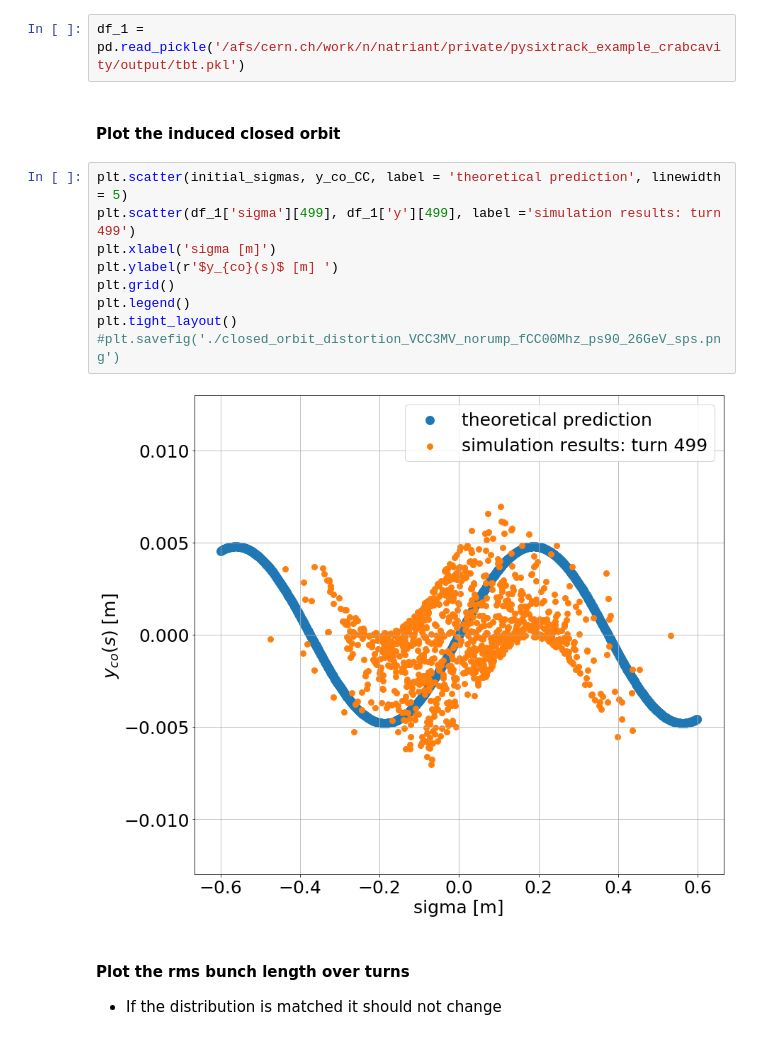
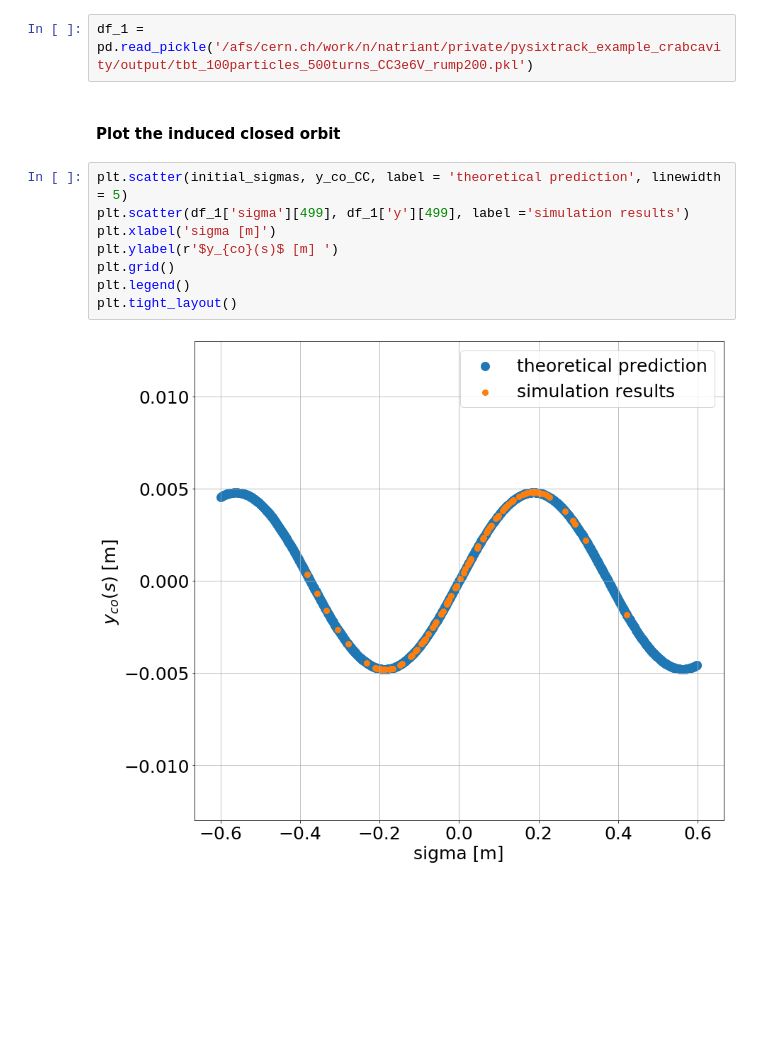
Before and after one commit to natriant/rf_multipole_sanity_checks, a Jupyter notebook: pysixtrack/rf_multipole_sanity_check_pysixtrack_001.ipynb, the cells around one changed output. Saved outputs shown, nothing was run; the diff lists cells and outputs as text; blank space fills up the shorter version.

```diff
--- a/pysixtrack/rf_multipole_sanity_check_pysixtrack_001.ipynb
+++ b/pysixtrack/rf_multipole_sanity_check_pysixtrack_001.ipynb
@@ -71,20 +71,16 @@ y_co_CC = (np.sqrt(beta_y*beta_y_CC1)) * np.array(delta_py_CC)*np.cos(2*np.pi*mu
 # %% [markdown]
 #### Load the tbt data from the simulation
 # %%
-df_1 =  pd.read_pickle('/afs/cern.ch/work/n/natriant/private/pysixtrack_example_crabcavity/output/tbt.pkl')
+df_1 =  pd.read_pickle('/afs/cern.ch/work/n/natriant/private/pysixtrack_example_crabcavity/output/tbt_100particles_500turns_CC3e6V_rump200.pkl')
 # %% [markdown]
 #### Plot the induced closed orbit
 # %%
 plt.scatter(initial_sigmas, y_co_CC, label = 'theoretical prediction', linewidth = 5)
-plt.scatter(df_1['sigma'][499], df_1['y'][499], label ='simulation results: turn 499')
+plt.scatter(df_1['sigma'][499], df_1['y'][499], label ='simulation results')
 plt.xlabel('sigma [m]')
 plt.ylabel(r'$y_{co}(s)$ [m] ')
 plt.grid()
 plt.legend()
 plt.tight_layout()
-#plt.savefig('./closed_orbit_distortion_VCC3MV_norump_fCC00Mhz_ps90_26GeV_sps.png')
 # %% [output]
-[figure, old version]
+[figure, new version]
-# %% [markdown]
-#### Plot the rms bunch length over turns
-- If the distribution is matched it should not change
```
Also changed, not shown: 2 other files.
